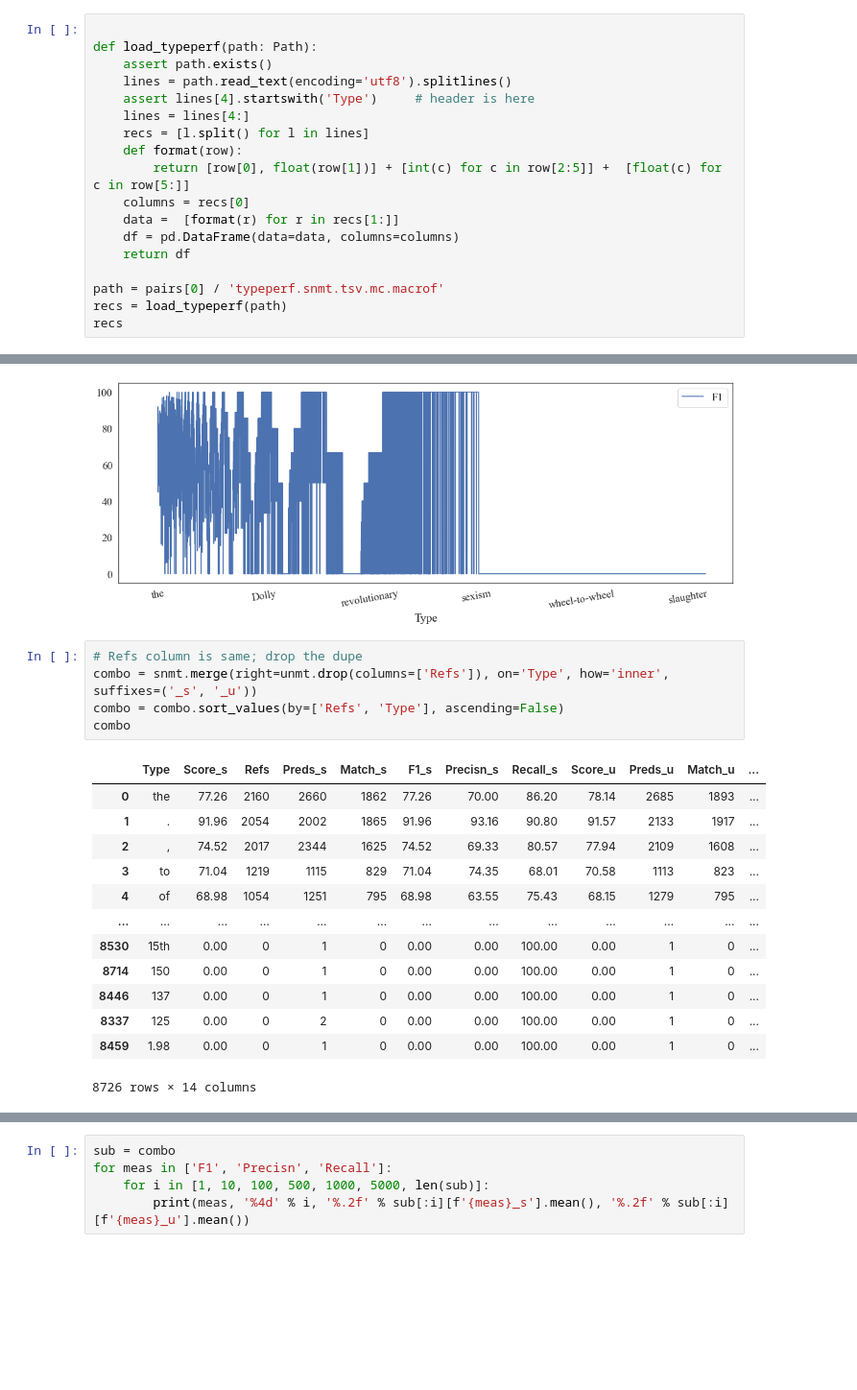
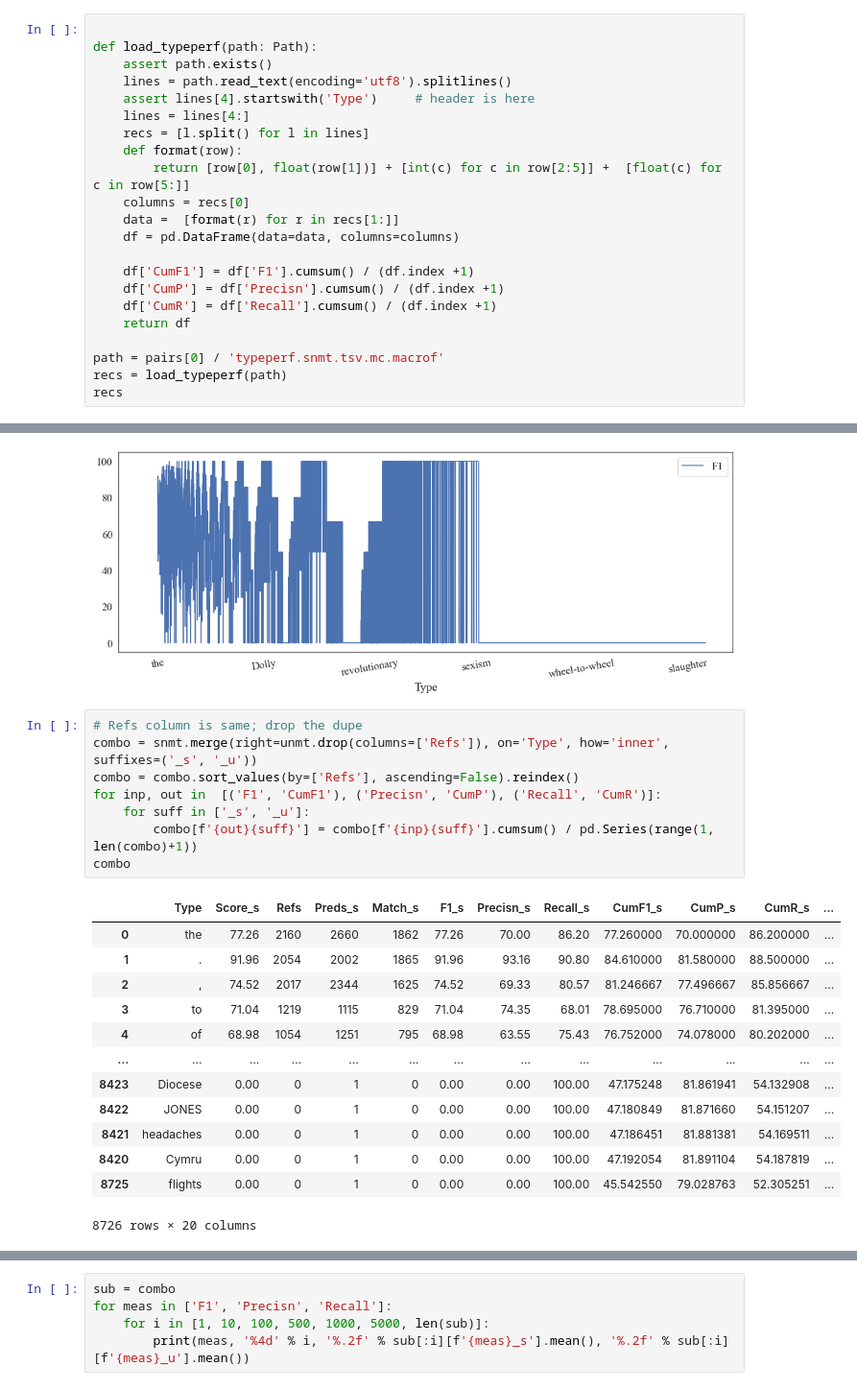
Before and after one commit to thammegowda/007-mt-eval-macro, a Jupyter notebook: snmt-vs-unmt/type-performance-viz.ipynb, the cells around one changed output, grey strips where cells are left out. Shown: that part at 96% size. Drawn from its saved outputs; the diff is of its cells as text; blank space fills up the shorter version.

```diff
--- a/snmt-vs-unmt/type-performance-viz.ipynb
+++ b/snmt-vs-unmt/type-performance-viz.ipynb
@@ -75,6 +75,10 @@ def load_typeperf(path: Path):
     columns = recs[0]
     data =  [format(r) for r in recs[1:]]
     df = pd.DataFrame(data=data, columns=columns)
+
+    df['CumF1'] = df['F1'].cumsum() / (df.index +1)
+    df['CumP'] = df['Precisn'].cumsum() / (df.index +1)
+    df['CumR'] = df['Recall'].cumsum() / (df.index +1)
     return df
 
 path = pairs[0] / 'typeperf.snmt.tsv.mc.macrof'
@@ -114,21 +118,24 @@ plt.axis((x0 - margin_x, x1, y0, y1))
 # %%
 # Refs column is same; drop the dupe
 combo = snmt.merge(right=unmt.drop(columns=['Refs']), on='Type', how='inner', suffixes=('_s', '_u'))
-combo = combo.sort_values(by=['Refs', 'Type'], ascending=False)
+combo = combo.sort_values(by=['Refs'], ascending=False).reindex()
+for inp, out in  [('F1', 'CumF1'), ('Precisn', 'CumP'), ('Recall', 'CumR')]:
+    for suff in ['_s', '_u']:
+        combo[f'{out}{suff}'] = combo[f'{inp}{suff}'].cumsum() / pd.Series(range(1, len(combo)+1))
 combo
 # %% [output]
-|  | Type | Score_s | Refs | Preds_s | Match_s | F1_s | Precisn_s | Recall_s | Score_u | Preds_u | Match_u | ... |
-| 0 | the | 77.26 | 2160 | 2660 | 1862 | 77.26 | 70.00 | 86.20 | 78.14 | 2685 | 1893 | ... |
-| 1 | . | 91.96 | 2054 | 2002 | 1865 | 91.96 | 93.16 | 90.80 | 91.57 | 2133 | 1917 | ... |
-| 2 | , | 74.52 | 2017 | 2344 | 1625 | 74.52 | 69.33 | 80.57 | 77.94 | 2109 | 1608 | ... |
-| 3 | to | 71.04 | 1219 | 1115 | 829 | 71.04 | 74.35 | 68.01 | 70.58 | 1113 | 823 | ... |
-| 4 | of | 68.98 | 1054 | 1251 | 795 | 68.98 | 63.55 | 75.43 | 68.15 | 1279 | 795 | ... |
+|  | Type | Score_s | Refs | Preds_s | Match_s | F1_s | Precisn_s | Recall_s | CumF1_s | CumP_s | CumR_s | ... |
+| 0 | the | 77.26 | 2160 | 2660 | 1862 | 77.26 | 70.00 | 86.20 | 77.260000 | 70.000000 | 86.200000 | ... |
+| 1 | . | 91.96 | 2054 | 2002 | 1865 | 91.96 | 93.16 | 90.80 | 84.610000 | 81.580000 | 88.500000 | ... |
+| 2 | , | 74.52 | 2017 | 2344 | 1625 | 74.52 | 69.33 | 80.57 | 81.246667 | 77.496667 | 85.856667 | ... |
+| 3 | to | 71.04 | 1219 | 1115 | 829 | 71.04 | 74.35 | 68.01 | 78.695000 | 76.710000 | 81.395000 | ... |
+| 4 | of | 68.98 | 1054 | 1251 | 795 | 68.98 | 63.55 | 75.43 | 76.752000 | 74.078000 | 80.202000 | ... |
 | ... | ... | ... | ... | ... | ... | ... | ... | ... | ... | ... | ... | ... |
-| 8530 | 15th | 0.00 | 0 | 1 | 0 | 0.00 | 0.00 | 100.00 | 0.00 | 1 | 0 | ... |
-| 8714 | 150 | 0.00 | 0 | 1 | 0 | 0.00 | 0.00 | 100.00 | 0.00 | 1 | 0 | ... |
-| 8446 | 137 | 0.00 | 0 | 1 | 0 | 0.00 | 0.00 | 100.00 | 0.00 | 1 | 0 | ... |
-| 8337 | 125 | 0.00 | 0 | 2 | 0 | 0.00 | 0.00 | 100.00 | 0.00 | 1 | 0 | ... |
-| 8459 | 1.98 | 0.00 | 0 | 1 | 0 | 0.00 | 0.00 | 100.00 | 0.00 | 1 | 0 | ... |
+| 8423 | Diocese | 0.00 | 0 | 1 | 0 | 0.00 | 0.00 | 100.00 | 47.175248 | 81.861941 | 54.132908 | ... |
+| 8422 | JONES | 0.00 | 0 | 1 | 0 | 0.00 | 0.00 | 100.00 | 47.180849 | 81.871660 | 54.151207 | ... |
+| 8421 | headaches | 0.00 | 0 | 1 | 0 | 0.00 | 0.00 | 100.00 | 47.186451 | 81.881381 | 54.169511 | ... |
+| 8420 | Cymru | 0.00 | 0 | 1 | 0 | 0.00 | 0.00 | 100.00 | 47.192054 | 81.891104 | 54.187819 | ... |
+| 8725 | flights | 0.00 | 0 | 1 | 0 | 0.00 | 0.00 | 100.00 | 45.542550 | 79.028763 | 52.305251 | ... |
-8726 rows × 14 columns
+8726 rows × 20 columns
 # %%
 sns.set(font="Times New Roman", style='white',font_scale=1.6)
```
Also changed, not shown: parts of 4 cells of this notebook.
